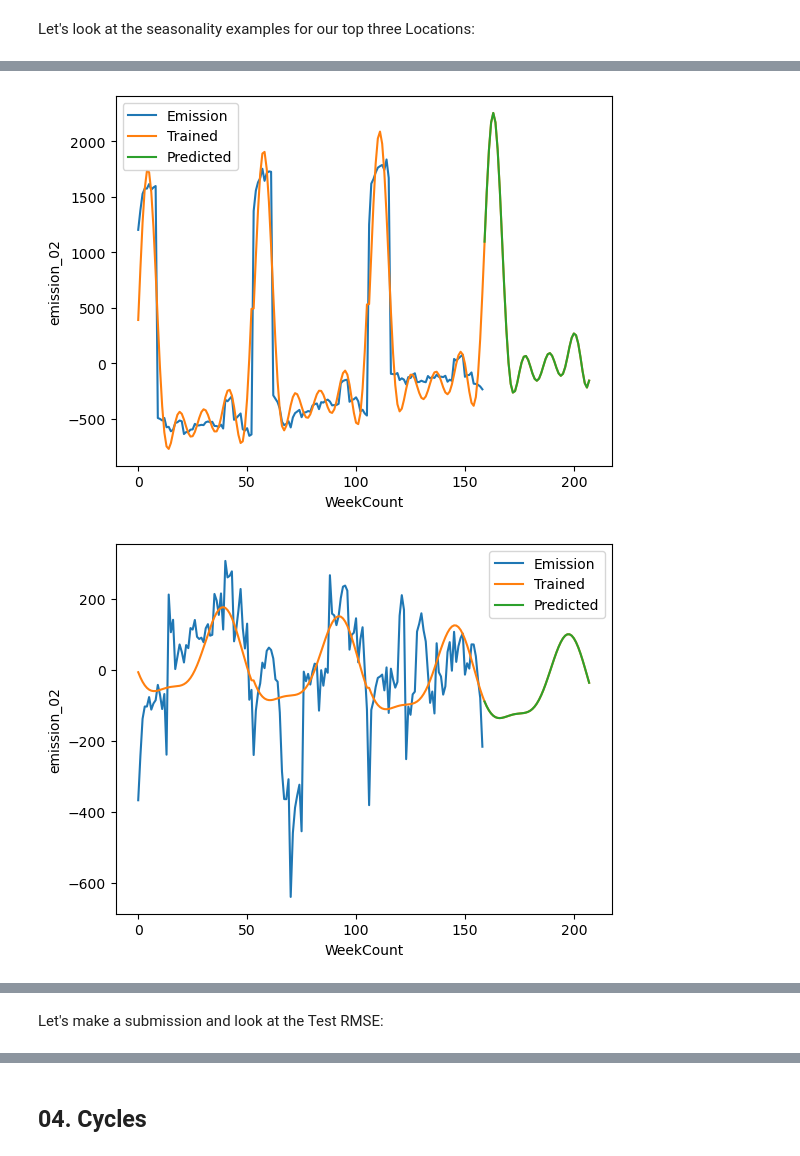
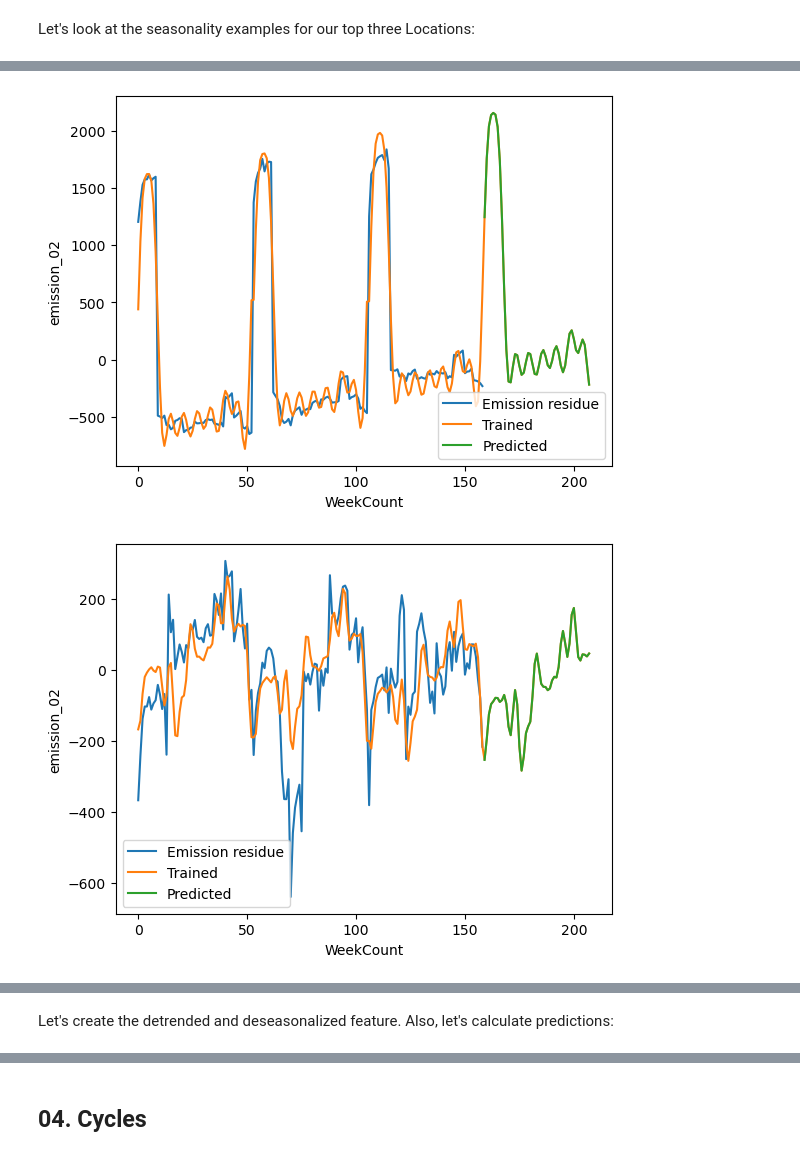
Before and after one commit to NickVasenkov/CO2-Emissions, a Jupyter notebook: CO2 Emissions 2.ipynb, the cells around one changed output, grey strips where cells are left out. Drawn from its saved outputs; the diff is of its cells as text; code cells hidden in the pictures.

```diff
--- a/CO2 Emissions 2.ipynb
+++ b/CO2 Emissions 2.ipynb
@@ -259,7 +263,7 @@ Let's look at the trend example for the 3 Locations with the highest median emis
 
 for location in top_three_locations:
 
-    sns.lineplot(data = train_from_part_1[train_from_part_1['Location'] == location], x='WeekCount', y='emission', label='Emission')
+    sns.lineplot(data = train_and_cv[train_and_cv['Location'] == location], x='WeekCount', y='emission', label='Emission')
     sns.lineplot(data = train[train['Location'] == location], x='WeekCount', y='Trend', label='Trained')
     sns.lineplot(data = cv[cv['Location'] == location], x='WeekCount', y='Trend', label='Predicted')
     plt.legend()
@@ -540,9 +539,6 @@ Great. Now let's prepare data for sumbission:
 %%time
 
 # Recalculate Seasonality on the all available data
-
-train_and_cv = pd.concat([train, cv])
-
 lr = LinearRegression(fit_intercept=False)
 
 # For each location
@@ -552,17 +548,15 @@ for location in train['Location'].unique():
                    index=train_and_cv.loc[train_and_cv['Location'] == location, 'date'])
     series.index = series.index.to_period('W')
     #Save indices
-    old_train_and_cv_index = train_and_cv[train_and_cv['Location'] == location].index
-    old_train_index = train[train['Location'] == location].index
-    old_cv_index = cv[cv['Location'] == location].index
-    old_test_index = test[test['Location'] == location].index
+    train_and_cv_index = train_and_cv[train_and_cv['Location'] == location].index
+    test_index = test[test['Location'] == location].index
 
     # sin/cos pairs for annual seasonality
-    pairs = 2
+    pairs = 12
     if location == top_three_locations[0]:
-        pairs = 3
+        pairs = 12
     elif location == top_three_locations[1]:
-        pairs = 4
+        pairs = 8
     fourier = CalendarFourier(freq="A", order=pairs)
 
     # Set up DeterministicProcess
@@ -581,12 +575,11 @@ for location in train['Location'].unique():
 
 
     lr.fit(X, series)
-    y_pred = pd.Series(lr.predict(X), index=old_train_and_cv_index)
-    train.loc[old_train_index, 'Seasonality'] = y_pred[: train_weeks]
-    cv.loc[old_cv_index, 'Seasonality'] = y_pred[train_weeks :]
+    y_pred = pd.Series(lr.predict(X), index=train_and_cv_index)
+    train_and_cv.loc[train_and_cv_index, 'Seasonality'] = y_pred
 
     # Predict seasonality for the test set
     X = dp.out_of_sample(steps=test_weeks)
-    y_pred = pd.Series(lr.predict(X), index=old_test_index)
-    test.loc[old_test_index, 'Seasonality'] = y_pred
+    y_pred = pd.Series(lr.predict(X), index=test_index)
+    test.loc[test_index, 'Seasonality'] = y_pred
 # %% [output]
@@ -597,21 +590,10 @@ Let's look at the seasonality examples for our top three Locations:
 # %%
 %%time
 
-# for location in top_three_locations:
-
-#     sns.lineplot(data = train_from_part_1[train_from_part_1['Location'] == location], x='WeekCount', y='emission', label='Emission')
-#     sns.lineplot(data = train[train['Location'] == location], x='WeekCount', y='Trend', label='Trained', c='b')
-#     sns.lineplot(data = cv[cv['Location'] == location], x='WeekCount', y='Trend', label='Trained', c='b')
-#     sns.lineplot(data = test[test['Location'] == location], x='WeekCount', y='Trend', label='Predicted')
-#     plt.legend()
-#     plt.show()
-
-
 for location in top_three_locations:
-    sns.lineplot(data = pd.concat([train[train['Location'] == location],cv[cv['Location'] == location]]),
-                 x='WeekCount', y='emission_02', label='Emission')
-    sns.lineplot(data = pd.concat([train[train['Location'] == location],
-                                   cv[cv['Location'] == location],
+    sns.lineplot(data = train_and_cv[train_and_cv['Location'] == location],
+                 x='WeekCount', y='emission_02', label='Emission residue')
+    sns.lineplot(data = pd.concat([train_and_cv[train_and_cv['Location'] == location],
                                   test[test['Location'] == location]]),
                                   x='WeekCount', y='Seasonality', label='Trained')
     sns.lineplot(data = test[test['Location'] == location], x='WeekCount', y='Seasonality', label='Predicted')
@@ -621,3 +603,3 @@ for location in top_three_locations:
-[figure, old version]
+[figure, new version]
-[figure, old version]
+[figure, new version]
 CPU times: total: 938 ms
@@ -625,3 +607,3 @@ Wall time: 559 ms
 # %% [markdown]
-Let's make a submission and look at the Test RMSE:
+Let's create the detrended and deseasonalized feature. Also, let's calculate predictions:
 # %%
```
Also changed, not shown: parts of 58 cells of this notebook, 55 other files.
